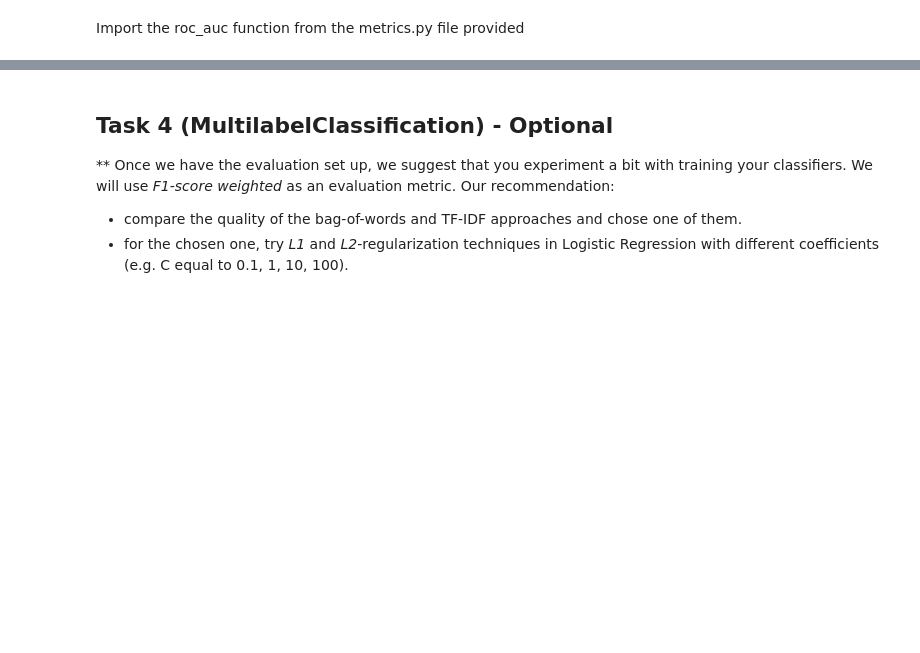
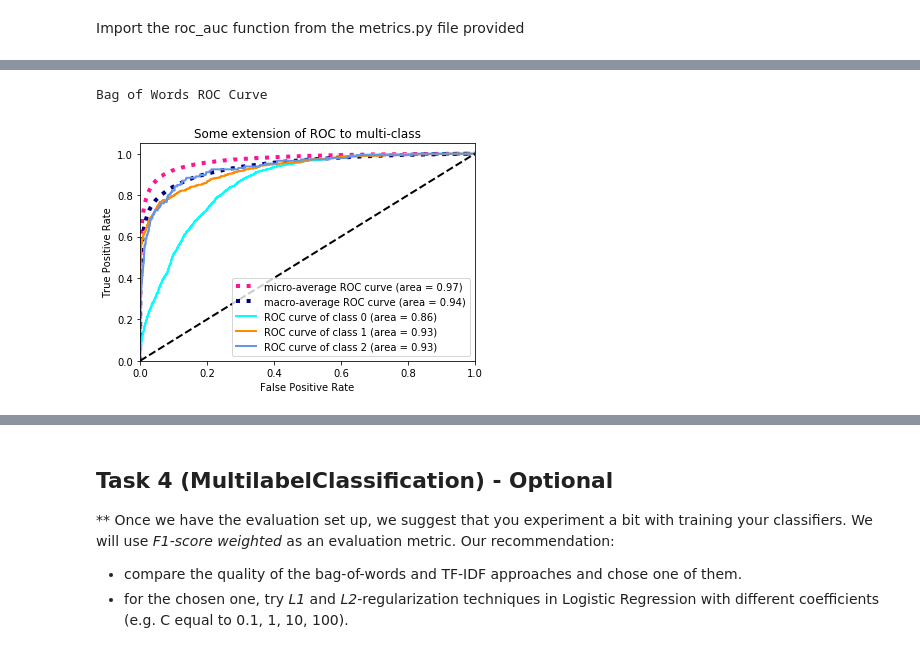
Before and after one commit to GreatLearningAIML1/bangalore-feb-batch-swaraj2204, a Jupyter notebook: Stats_NLP_Project_Questions.ipynb, the cells around one changed output, grey strips where cells are left out. Cells and saved outputs as stored; diff of their text form; code cells hidden in the pictures; blank space fills up the shorter version.

```diff
--- a/Stats_NLP_Project_Questions.ipynb
+++ b/Stats_NLP_Project_Questions.ipynb
@@ -140,10 +151,10 @@ Tag 1 - 100 Tag 2 - 65 Tag 3 - 250 <br>
 after sorting looks like, <br>
 Tag 3 - 250 Tag 1 - 100 Tag 2 - 65
 # %%
-for text in train_X:
+for text in X_train:
     for word in text.split():
-        wordFreq[word] += 1
+        words.append(word)
 # print the top words in the vocab
-print(len(wordFreq))
+wordFreq = FreqDist(words)
 print(wordFreq.most_common(3))
 # %% [output]
@@ -152,8 +162,8 @@ print(wordFreq.most_common(3))
 # %%
-for text in train_y:
-    for word in text.split():
-        tagsFreq[word] += 1
+for text in y_train:
+    for word in text:
+        tags.append(word)
 # print the top words in the vocab
-print(len(tagsFreq))
+tagsFreq = FreqDist(tags)
 print(tagsFreq.most_common(3))
 # %% [output]
@@ -232,9 +241,9 @@ Now apply the implemented function to all samples (this might take up to a minut
 # %%
 from scipy import sparse as sp_sparse
 # %%
-X_train_mybag = sp_sparse.vstack([sp_sparse.csr_matrix(my_bag_of_words(text, WORDS_TO_INDEX, DICT_SIZE)) for text in train_X])
-X_val_mybag = sp_sparse.vstack([sp_sparse.csr_matrix(my_bag_of_words(text, WORDS_TO_INDEX, DICT_SIZE)) for text in val_X])
-X_test_mybag = sp_sparse.vstack([sp_sparse.csr_matrix(my_bag_of_words(text, WORDS_TO_INDEX, DICT_SIZE)) for text in test_X])
+X_train_mybag = sp_sparse.vstack([sp_sparse.csr_matrix(my_bag_of_words(text, WORDS_TO_INDEX, DICT_SIZE)) for text in X_train])
+X_val_mybag = sp_sparse.vstack([sp_sparse.csr_matrix(my_bag_of_words(text, WORDS_TO_INDEX, DICT_SIZE)) for text in X_val])
+X_test_mybag = sp_sparse.vstack([sp_sparse.csr_matrix(my_bag_of_words(text, WORDS_TO_INDEX, DICT_SIZE)) for text in X_test])
 print('X_train shape ', X_train_mybag.shape)
 print('X_val shape ', X_val_mybag.shape)
 print('X_test shape ', X_test_mybag.shape)
@@ -291,8 +300,8 @@ http://scikit-learn.org/stable/modules/generated/sklearn.preprocessing.MultiLabe
 from sklearn.preprocessing import MultiLabelBinarizer
 # %%
 mlb = MultiLabelBinarizer(classes=sorted(tagsFreq.keys()))
-y_train = mlb.fit_transform(train_y)
-y_val = mlb.fit_transform(val_y)
+y_train = mlb.fit_transform(y_train)
+y_val = mlb.fit_transform(y_val)
 # %% [markdown]
 In this task we suggest to use One-vs-Rest approach, which is implemented in [OneVsRestClassifier](http://scikit-learn.org/stable/modules/generated/sklearn.multiclass.OneVsRestClassifier.html) class. In this approach *k* classifiers (= number of tags) are trained. As a basic classifier, use [LogisticRegression](http://scikit-learn.org/stable/modules/generated/sklearn.linear_model.LogisticRegression.html). It is one of the simplest methods, but often it performs good enough in text classification tasks. It might take some time, because a number of classifiers to train is large.
 
@@ -378,0 +397,7 @@ ImportError: cannot import name 'roc_auc'
+# %%
+n_classes = len(tagsFreq.keys())
+print('Bag of Words ROC Curve')
+metrics.roc_auc(y_val, y_val_predicted_scores_mybag, n_classes)
+# %% [output]
+Bag of Words ROC Curve
+[figure, added]
```
Also changed, not shown: parts of 20 cells of this notebook.
